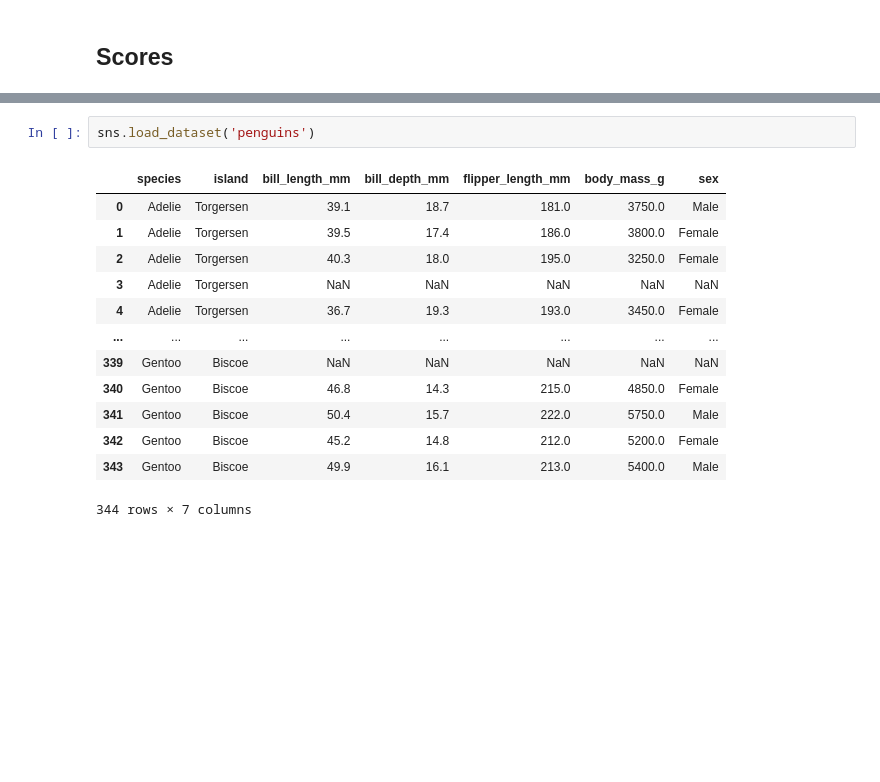
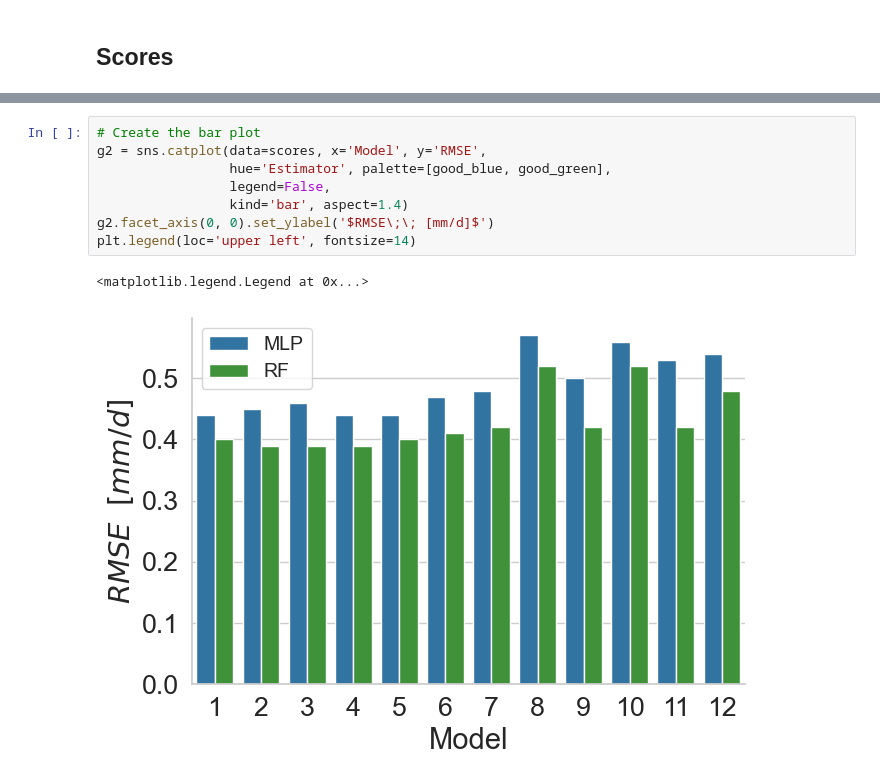
Before and after one commit to fedesss98/kc-predict, a Jupyter notebook: notebook/02-fast-plots.ipynb, the cells around one changed output, grey strips where cells are left out. Cells and saved outputs as stored; diff of their text form; blank space fills up the shorter version.

```diff
--- a/notebook/02-fast-plots.ipynb
+++ b/notebook/02-fast-plots.ipynb
@@ -71,16 +107,11 @@ FrozenList(['fold', 'metric'])
-# %%
-sns.load_dataset('penguins')
-# %% [output]
-|  | species | island | bill_length_mm | bill_depth_mm | flipper_length_mm | body_mass_g | sex |
-| 0 | Adelie | Torgersen | 39.1 | 18.7 | 181.0 | 3750.0 | Male |
-| 1 | Adelie | Torgersen | 39.5 | 17.4 | 186.0 | 3800.0 | Female |
-| 2 | Adelie | Torgersen | 40.3 | 18.0 | 195.0 | 3250.0 | Female |
-| 3 | Adelie | Torgersen | NaN | NaN | NaN | NaN | NaN |
-| 4 | Adelie | Torgersen | 36.7 | 19.3 | 193.0 | 3450.0 | Female |
-| ... | ... | ... | ... | ... | ... | ... | ... |
-| 339 | Gentoo | Biscoe | NaN | NaN | NaN | NaN | NaN |
-| 340 | Gentoo | Biscoe | 46.8 | 14.3 | 215.0 | 4850.0 | Female |
-| 341 | Gentoo | Biscoe | 50.4 | 15.7 | 222.0 | 5750.0 | Male |
-| 342 | Gentoo | Biscoe | 45.2 | 14.8 | 212.0 | 5200.0 | Female |
-| 343 | Gentoo | Biscoe | 49.9 | 16.1 | 213.0 | 5400.0 | Male |
-344 rows × 7 columns
+# %%
+# Create the bar plot
+g2 = sns.catplot(data=scores, x='Model', y='RMSE',
+                 hue='Estimator', palette=[good_blue, good_green],
+                 legend=False,
+                 kind='bar', aspect=1.4)
+g2.facet_axis(0, 0).set_ylabel('$RMSE\;\; [mm/d]$')
+plt.legend(loc='upper left', fontsize=14)
+# %% [output]
+<matplotlib.legend.Legend at 0x...>
+[figure, added]
```
Also changed, not shown: parts of 15 cells of this notebook.
